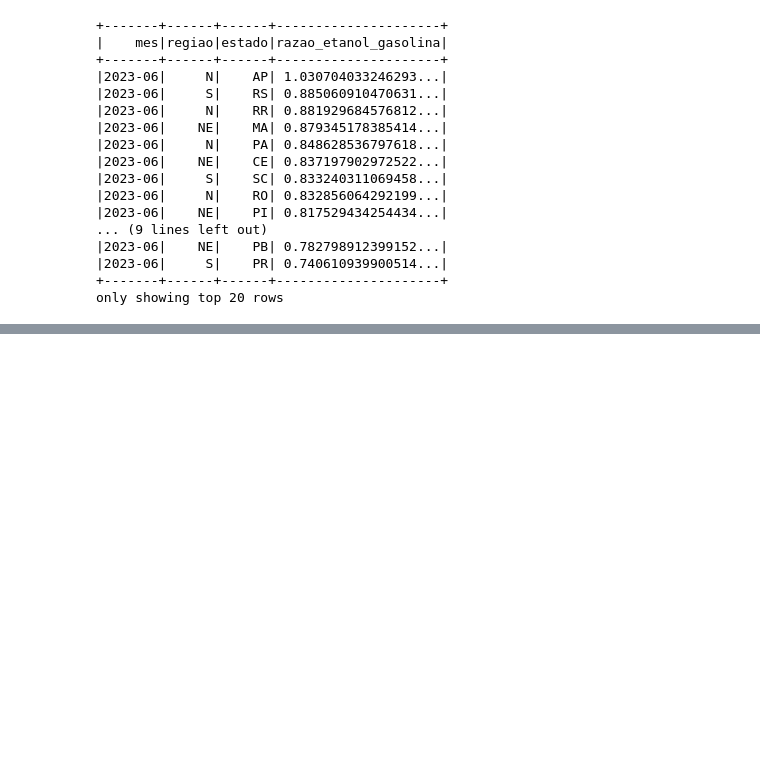
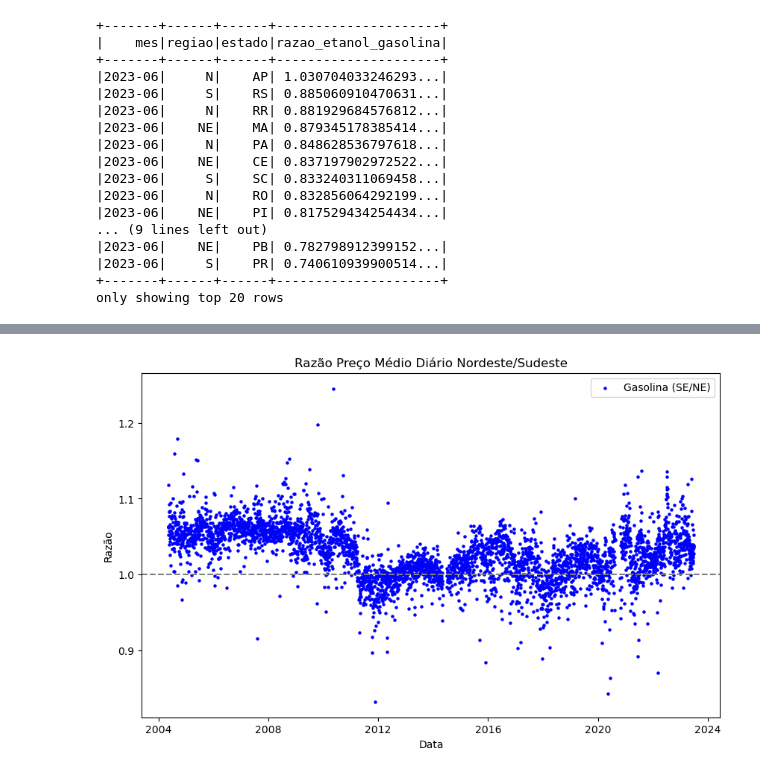
Before and after one commit to pinei/pyspark-precos-combustiveis, a Jupyter notebook: analise-dados.ipynb, the cells around one changed output, grey strips where cells are left out. Saved outputs shown, nothing was run; the diff lists cells and outputs as text; code cells hidden in the pictures; blank space fills up the shorter version.

```diff
--- a/analise-dados.ipynb
+++ b/analise-dados.ipynb
@@ -616,0 +1053,8 @@ only showing top 20 rows
+# %%
+df_razao = (
+    df_gasolina_se.alias("se").join(
+        df_gasolina_ne.alias("ne"), (F.col("se.data") == F.col("ne.data"))
+    )
+    .select(F.col("se.data").alias("data"), (F.col("ne.valor_medio_venda") / F.col("se.valor_medio_venda")).alias("razao_preco_medio"))
+    .orderBy("data")
+)
@@ -616,0 +1082,18 @@ only showing top 20 rows
+# %%
+import pandas as pd
+import matplotlib.pyplot as plt
+
+df1 = df_razao.toPandas()
+
+plt.figure(figsize=(10, 6))
+plt.scatter(df1['data'], df1['razao_preco_medio'], label='Gasolina (SE/NE)', color='blue', s=5)
+plt.axhline(y=1.0, color='gray', linestyle='--')
+plt.title('Razão Preço Médio Diário Nordeste/Sudeste')
+plt.xlabel('Data')
+plt.ylabel('Razão')
+plt.legend()
+
+# Exibir o gráfico
+plt.show()
+# %% [output]
+[figure, added]
```
Also changed, not shown: parts of 33 cells of this notebook.
